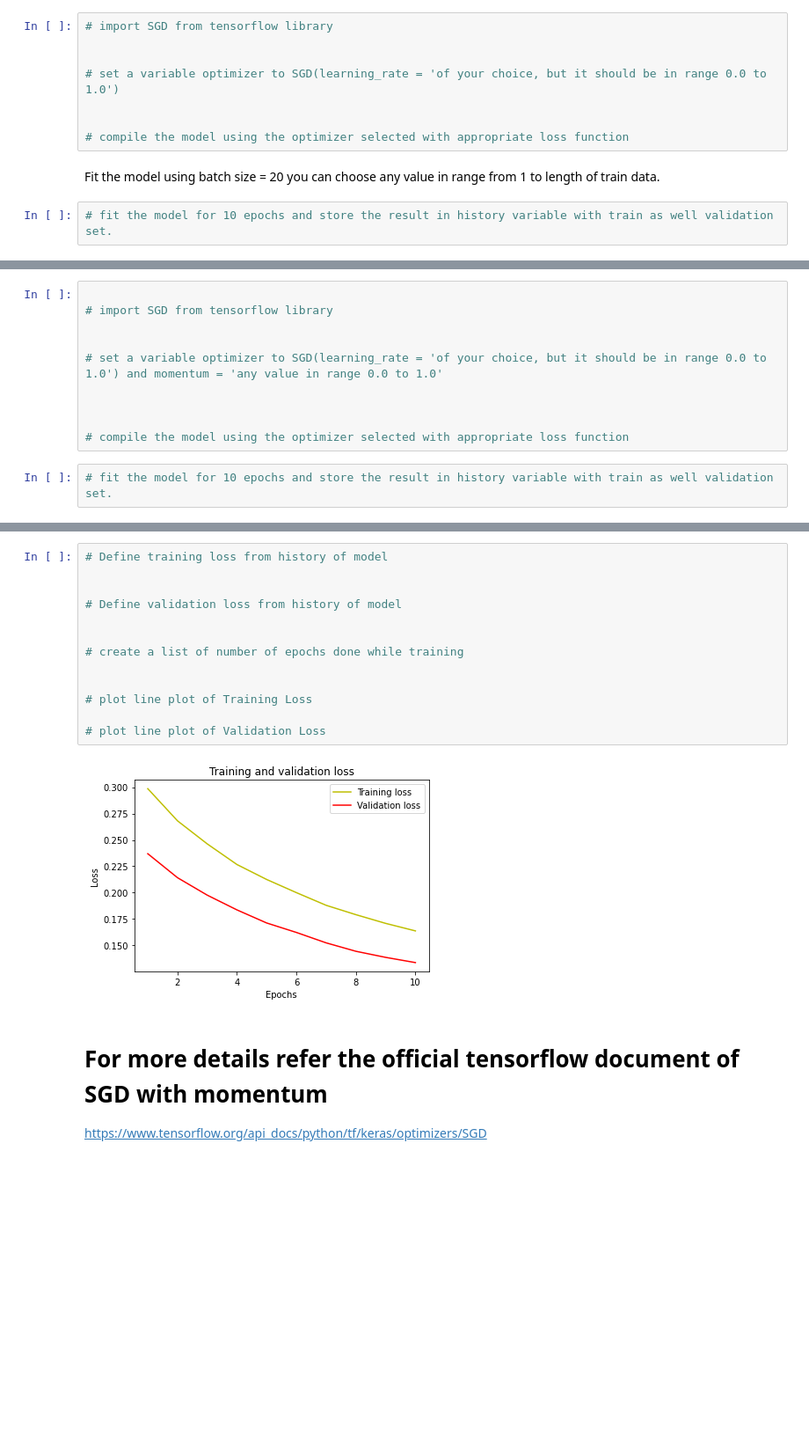
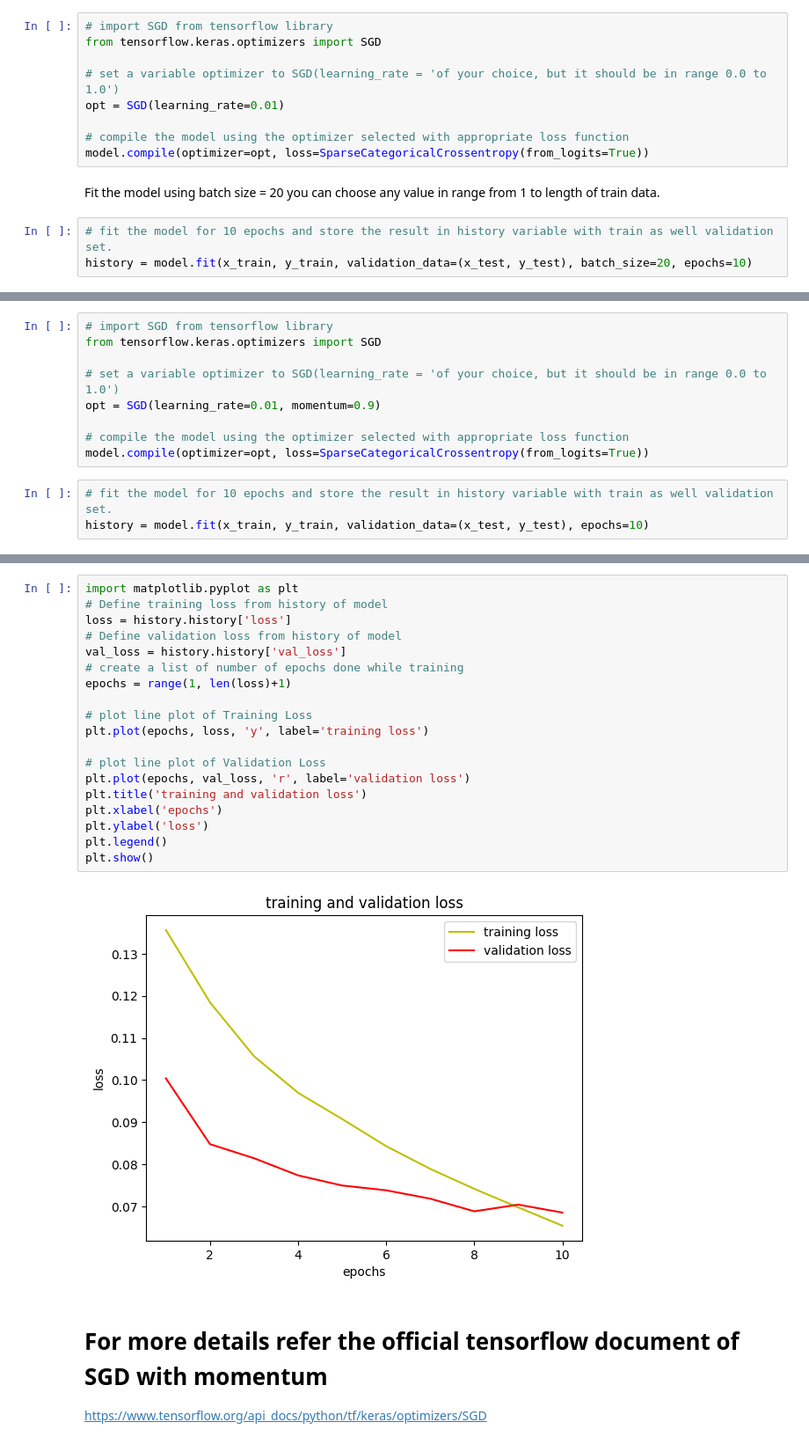
Before and after one commit to AbhisekBag/CloudyML, a Jupyter notebook: Deep Learning/ANN/Neural Network Module1.6.ipynb, the cells around one changed output, grey strips where cells are left out. Shown: that part at 88% size. Cells and saved outputs as stored; diff of their text form; blank space fills up the shorter version.

```diff
--- a/Deep Learning/ANN/Neural Network Module1.6.ipynb
+++ b/Deep Learning/ANN/Neural Network Module1.6.ipynb
@@ -193,16 +208,18 @@ Formula:
 In the above formula the N=6 that is the batch size.
 # %%
 # import SGD from tensorflow library
-
+from tensorflow.keras.optimizers import SGD
 
 # set a variable optimizer to SGD(learning_rate = 'of your choice, but it should be in range 0.0 to 1.0')
-
+opt = SGD(learning_rate=0.01)
 
 # compile the model using the optimizer selected with appropriate loss function
+model.compile(optimizer=opt, loss=SparseCategoricalCrossentropy(from_logits=True))
 # %% [markdown]
 Fit the model using batch size = 20
 you can choose any value in range from 1 to length of train data.
 # %%
 # fit the model for 10 epochs and store the result in history variable with train as well validation set.
+history = model.fit(x_train, y_train, validation_data=(x_test, y_test), batch_size=20, epochs=10)
 # %% [output]
 Epoch 1/10
@@ -273,16 +299,16 @@ The value for the hyperparameter is defined in the range 0.0 to 1.0 and often ha
 
 One more hyper-parameter is added which needs to be selected manually and accurately.
 # %%
+# import SGD from tensorflow library
+from tensorflow.keras.optimizers import SGD
 
-# import SGD from tensorflow library
-
-
-# set a variable optimizer to SGD(learning_rate = 'of your choice, but it should be in range 0.0 to 1.0') and momentum = 'any value in range 0.0 to 1.0'
-
-
+# set a variable optimizer to SGD(learning_rate = 'of your choice, but it should be in range 0.0 to 1.0')
+opt = SGD(learning_rate=0.01, momentum=0.9)
 
 # compile the model using the optimizer selected with appropriate loss function
+model.compile(optimizer=opt, loss=SparseCategoricalCrossentropy(from_logits=True))
 # %%
 # fit the model for 10 epochs and store the result in history variable with train as well validation set.
+history = model.fit(x_train, y_train, validation_data=(x_test, y_test), epochs=10)
 # %% [output]
 Epoch 1/10
@@ -308,18 +334,24 @@ Epoch 10/10
 # %%
+import matplotlib.pyplot as plt
 # Define training loss from history of model
-
-
+loss = history.history['loss']
 # Define validation loss from history of model
-
-
+val_loss = history.history['val_loss']
 # create a list of number of epochs done while training
-
+epochs = range(1, len(loss)+1)
 
 # plot line plot of Training Loss
+plt.plot(epochs, loss, 'y', label='training loss')
 
 # plot line plot of Validation Loss
+plt.plot(epochs, val_loss, 'r', label='validation loss')
+plt.title('training and validation loss')
+plt.xlabel('epochs')
+plt.ylabel('loss')
+plt.legend()
+plt.show()
 # %% [output]
-[figure, old version]
+[figure, new version]
 # %% [markdown]
 # For more details refer the official tensorflow document of SGD with momentum
 
```
Also changed, not shown: parts of 34 cells of this notebook, 5 other files.
